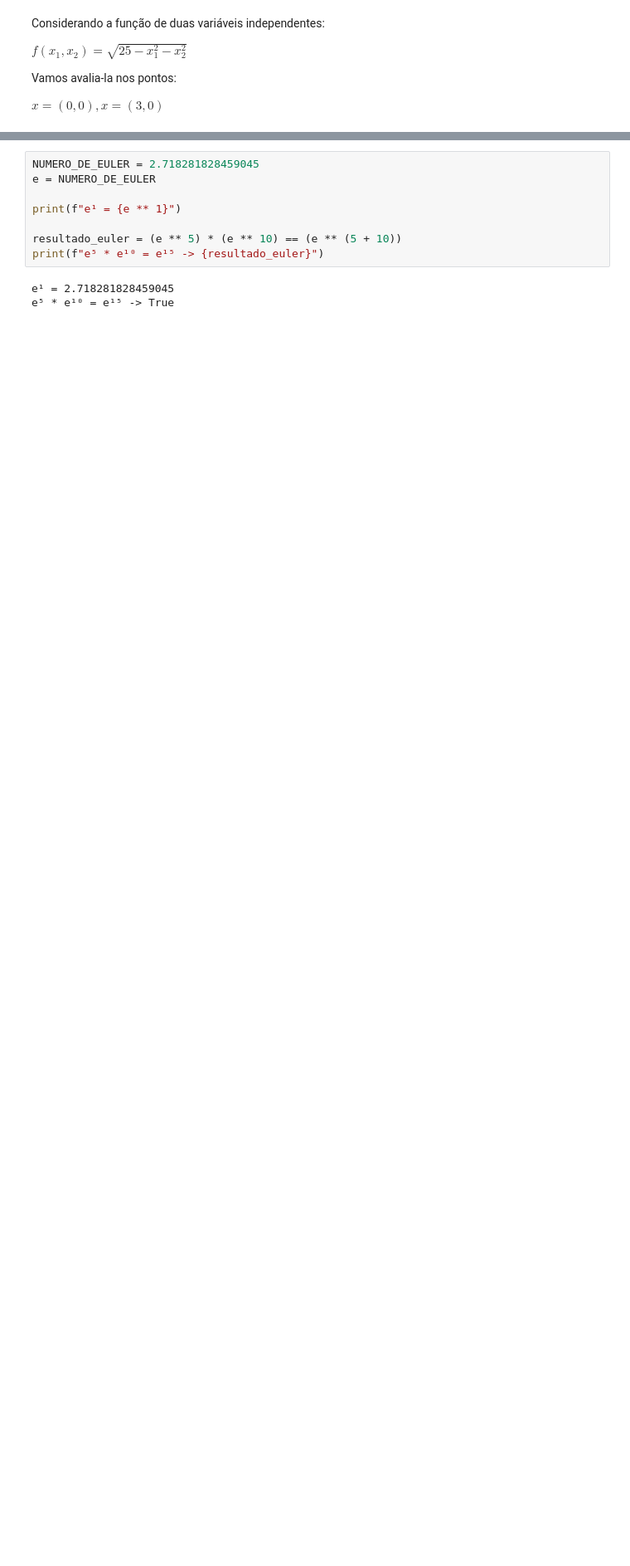
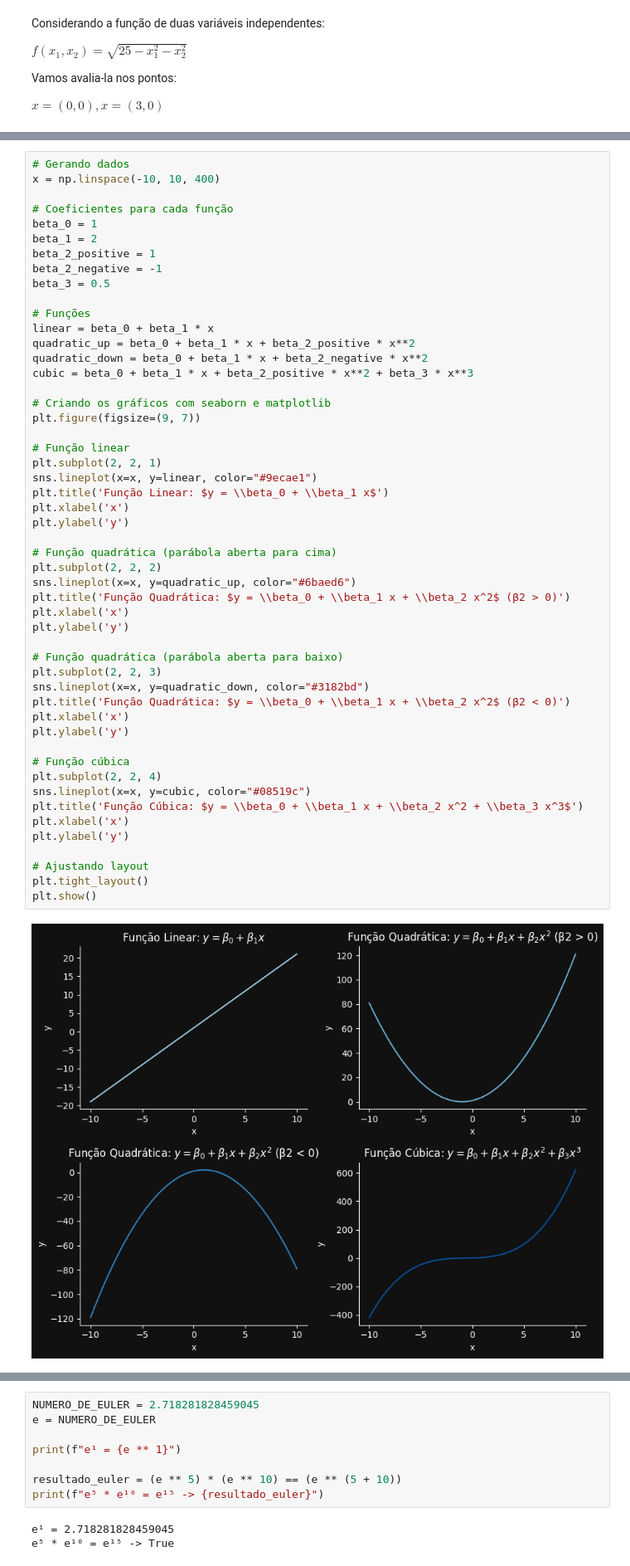
Before and after one commit to redsonlopez/study_python, a Jupyter notebook: s_math/01_math.ipynb, the cells around one changed output, grey strips where cells are left out. Shown at 83% size. Drawn from its saved outputs; the diff is of its cells as text; blank space fills up the shorter version.

```diff
--- a/s_math/01_math.ipynb
+++ b/s_math/01_math.ipynb
@@ -167 +183,54 @@ Saída: [5. 4.]
+# %%
+# Gerando dados
+x = np.linspace(-10, 10, 400)
+
+# Coeficientes para cada função
+beta_0 = 1
+beta_1 = 2
+beta_2_positive = 1
+beta_2_negative = -1
+beta_3 = 0.5
+
+# Funções
+linear = beta_0 + beta_1 * x
+quadratic_up = beta_0 + beta_1 * x + beta_2_positive * x**2
+quadratic_down = beta_0 + beta_1 * x + beta_2_negative * x**2
+cubic = beta_0 + beta_1 * x + beta_2_positive * x**2 + beta_3 * x**3
+
+# Criando os gráficos com seaborn e matplotlib
+plt.figure(figsize=(9, 7))
+
+# Função linear
+plt.subplot(2, 2, 1)
+sns.lineplot(x=x, y=linear, color="#9ecae1")
+plt.title('Função Linear: $y = \\beta_0 + \\beta_1 x$')
+plt.xlabel('x')
+plt.ylabel('y')
+
+# Função quadrática (parábola aberta para cima)
+plt.subplot(2, 2, 2)
+sns.lineplot(x=x, y=quadratic_up, color="#6baed6")
+plt.title('Função Quadrática: $y = \\beta_0 + \\beta_1 x + \\beta_2 x^2$ (β2 > 0)')
+plt.xlabel('x')
+plt.ylabel('y')
+
+# Função quadrática (parábola aberta para baixo)
+plt.subplot(2, 2, 3)
+sns.lineplot(x=x, y=quadratic_down, color="#3182bd")
+plt.title('Função Quadrática: $y = \\beta_0 + \\beta_1 x + \\beta_2 x^2$ (β2 < 0)')
+plt.xlabel('x')
+plt.ylabel('y')
+
+# Função cúbica
+plt.subplot(2, 2, 4)
+sns.lineplot(x=x, y=cubic, color="#08519c")
+plt.title('Função Cúbica: $y = \\beta_0 + \\beta_1 x + \\beta_2 x^2 + \\beta_3 x^3$')
+plt.xlabel('x')
+plt.ylabel('y')
+
+# Ajustando layout
+plt.tight_layout()
+plt.show()
+# %% [output]
+[figure, added]
 # %% [markdown]
```
Also changed, not shown: parts of 6 cells of this notebook.
